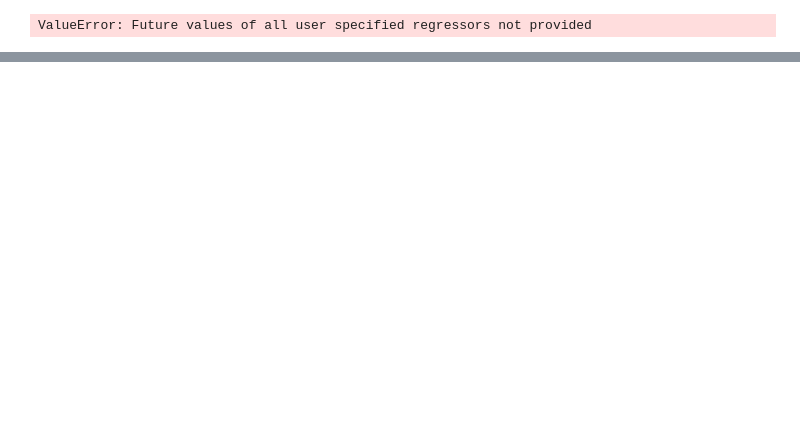
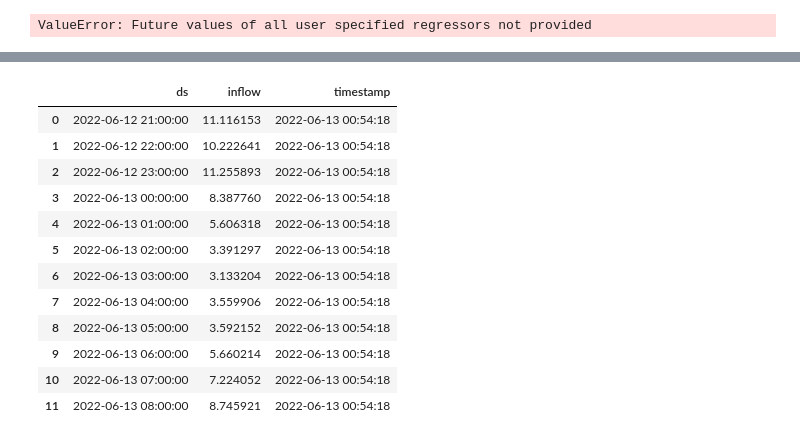
Before and after one commit to drdevinhopkins/hourly-report-neuralprophet, a Jupyter notebook: notebooks/with_weather.ipynb, the cells around one changed output, grey strips where cells are left out. Saved outputs shown, nothing was run; the diff lists cells and outputs as text; code cells hidden in the pictures; blank space fills up the shorter version.

```diff
--- a/notebooks/with_weather.ipynb
+++ b/notebooks/with_weather.ipynb
@@ -97 +97,3 @@ print(metrics.tail(1))
+# %%
+loaded_model = pickle.load(open('../models/inflow_forecast_model_with_weather.pkl', 'rb'))
 # %%
@@ -100,0 +147,3 @@ ValueError: Future values of all user specified regressors not provided
+# %%
+future = pd.concat([df.tail(48),weather[weather.ds>last_timestamp].head(12)])
+future.tail()
@@ -101,15 +160,28 @@ ValueError: Future values of all user specified regressors not provided
 # %%
 
 
-future = loaded_model.make_future_dataframe(df, periods=12) # periods=m.n_forecasts, n_historic_predictions=False
 
-forecast = loaded_model.predict(future, raw=True, decompose=False)
 
 start = forecast.values.tolist()[0][0]
 forecast_length = len(forecast.values.tolist()[0][1:])
 
 forecast_output = pd.DataFrame(columns=['ds','inflow','timestamp'])
 forecast_output['ds'] = pd.date_range(start=start, periods=forecast_length, freq='H')
 forecast_output['inflow'] = forecast.values.tolist()[0][1:]
 forecast_output['timestamp'] = pd.Timestamp.now().round('S').replace(tzinfo=None)
-forecast_output.to_csv('forecasts/inflow.csv', index=False)
+forecast_output.to_csv('../forecasts/inflow_with_weather.csv', index=False)
+forecast_output
+# %% [output]
+|  | ds | inflow | timestamp |
+| 0 | 2022-06-12 21:00:00 | 11.116153 | 2022-06-13 00:54:18 |
+| 1 | 2022-06-12 22:00:00 | 10.222641 | 2022-06-13 00:54:18 |
+| 2 | 2022-06-12 23:00:00 | 11.255893 | 2022-06-13 00:54:18 |
+| 3 | 2022-06-13 00:00:00 | 8.387760 | 2022-06-13 00:54:18 |
+| 4 | 2022-06-13 01:00:00 | 5.606318 | 2022-06-13 00:54:18 |
+| 5 | 2022-06-13 02:00:00 | 3.391297 | 2022-06-13 00:54:18 |
+| 6 | 2022-06-13 03:00:00 | 3.133204 | 2022-06-13 00:54:18 |
+| 7 | 2022-06-13 04:00:00 | 3.559906 | 2022-06-13 00:54:18 |
+| 8 | 2022-06-13 05:00:00 | 3.592152 | 2022-06-13 00:54:18 |
+| 9 | 2022-06-13 06:00:00 | 5.660214 | 2022-06-13 00:54:18 |
+| 10 | 2022-06-13 07:00:00 | 7.224052 | 2022-06-13 00:54:18 |
+| 11 | 2022-06-13 08:00:00 | 8.745921 | 2022-06-13 00:54:18 |
```
Also changed, not shown: parts of 9 cells of this notebook, 3 other files.
